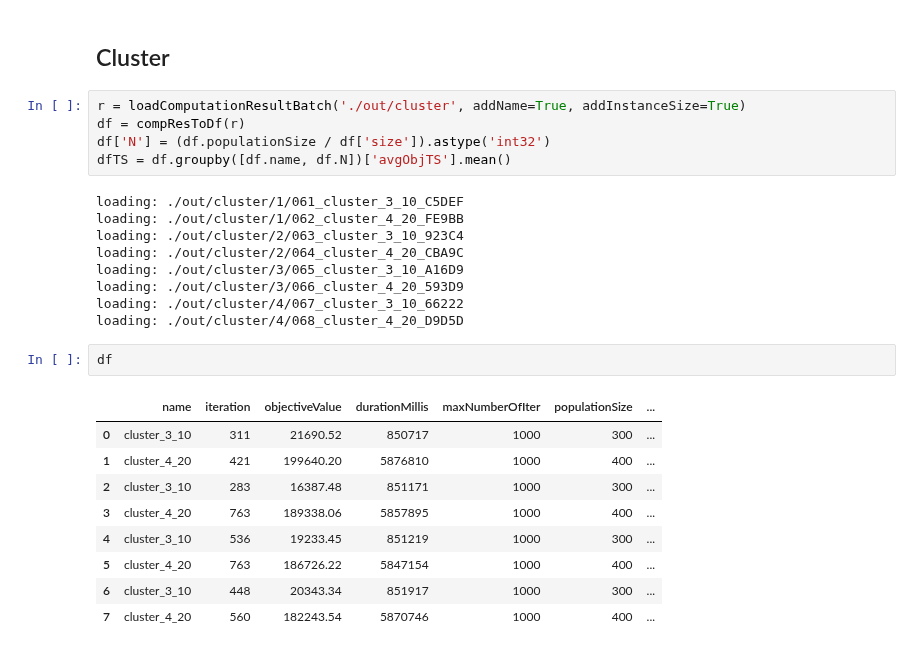
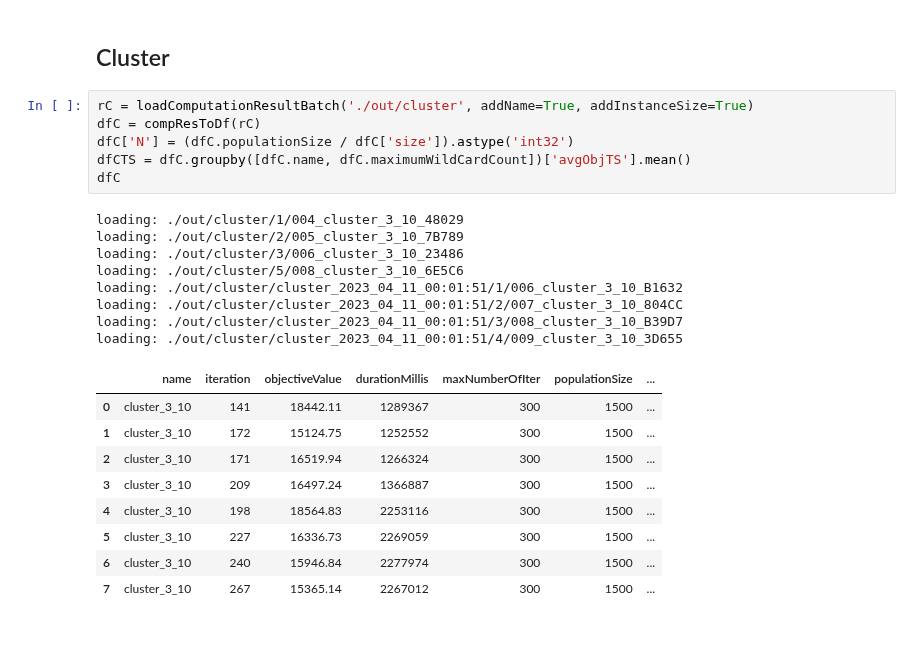
Before and after one commit to TaIos/master-thesis, a Jupyter notebook: src/notebooks/graphs.ipynb, the cells around one changed output. Saved outputs shown, nothing was run; the diff lists cells and outputs as text.

```diff
--- a/src/notebooks/graphs.ipynb
+++ b/src/notebooks/graphs.ipynb
@@ -454,31 +455,29 @@ KeyError: ('random_10', 10)
 # %% [markdown]
 ## Cluster
 # %%
-r = loadComputationResultBatch('./out/cluster', addName=True, addInstanceSize=True)
-df = compResToDf(r)
-df['N'] = (df.populationSize / df['size']).astype('int32')
-dfTS = df.groupby([df.name, df.N])['avgObjTS'].mean()
+rC = loadComputationResultBatch('./out/cluster', addName=True, addInstanceSize=True)
+dfC = compResToDf(rC)
+dfC['N'] = (dfC.populationSize / dfC['size']).astype('int32')
+dfCTS = dfC.groupby([dfC.name, dfC.maximumWildCardCount])['avgObjTS'].mean()
+dfC
 # %% [output]
-loading: ./out/cluster/1/061_cluster_3_10_C5DEF
-loading: ./out/cluster/1/062_cluster_4_20_FE9BB
-loading: ./out/cluster/2/063_cluster_3_10_923C4
-loading: ./out/cluster/2/064_cluster_4_20_CBA9C
-loading: ./out/cluster/3/065_cluster_3_10_A16D9
-loading: ./out/cluster/3/066_cluster_4_20_593D9
-loading: ./out/cluster/4/067_cluster_3_10_66222
-loading: ./out/cluster/4/068_cluster_4_20_D9D5D
+loading: ./out/cluster/1/004_cluster_3_10_48029
+loading: ./out/cluster/2/005_cluster_3_10_7B789
+loading: ./out/cluster/3/006_cluster_3_10_23486
+loading: ./out/cluster/5/008_cluster_3_10_6E5C6
+loading: ./out/cluster/cluster_2023_04_11_00:01:51/1/006_cluster_3_10_B1632
+loading: ./out/cluster/cluster_2023_04_11_00:01:51/2/007_cluster_3_10_804CC
+loading: ./out/cluster/cluster_2023_04_11_00:01:51/3/008_cluster_3_10_B39D7
+loading: ./out/cluster/cluster_2023_04_11_00:01:51/4/009_cluster_3_10_3D655
+|  | name | iteration | objectiveValue | durationMillis | maxNumberOfIter | populationSize | ... |
+| 0 | cluster_3_10 | 141 | 18442.11 | 1289367 | 300 | 1500 | ... |
+| 1 | cluster_3_10 | 172 | 15124.75 | 1252552 | 300 | 1500 | ... |
+| 2 | cluster_3_10 | 171 | 16519.94 | 1266324 | 300 | 1500 | ... |
+| 3 | cluster_3_10 | 209 | 16497.24 | 1366887 | 300 | 1500 | ... |
+| 4 | cluster_3_10 | 198 | 18564.83 | 2253116 | 300 | 1500 | ... |
+| 5 | cluster_3_10 | 227 | 16336.73 | 2269059 | 300 | 1500 | ... |
+| 6 | cluster_3_10 | 240 | 15946.84 | 2277974 | 300 | 1500 | ... |
+| 7 | cluster_3_10 | 267 | 15365.14 | 2267012 | 300 | 1500 | ... |
-# %%
-df
-# %% [output]
-|  | name | iteration | objectiveValue | durationMillis | maxNumberOfIter | populationSize | ... |
-| 0 | cluster_3_10 | 311 | 21690.52 | 850717 | 1000 | 300 | ... |
-| 1 | cluster_4_20 | 421 | 199640.20 | 5876810 | 1000 | 400 | ... |
-| 2 | cluster_3_10 | 283 | 16387.48 | 851171 | 1000 | 300 | ... |
-| 3 | cluster_4_20 | 763 | 189338.06 | 5857895 | 1000 | 400 | ... |
-| 4 | cluster_3_10 | 536 | 19233.45 | 851219 | 1000 | 300 | ... |
-| 5 | cluster_4_20 | 763 | 186726.22 | 5847154 | 1000 | 400 | ... |
-| 6 | cluster_3_10 | 448 | 20343.34 | 851917 | 1000 | 300 | ... |
-| 7 | cluster_4_20 | 560 | 182243.54 | 5870746 | 1000 | 400 | ... |
 # %%
 import matplotlib as mpl
 
```
Also changed, not shown: parts of 3 cells of this notebook, 3 other files.
